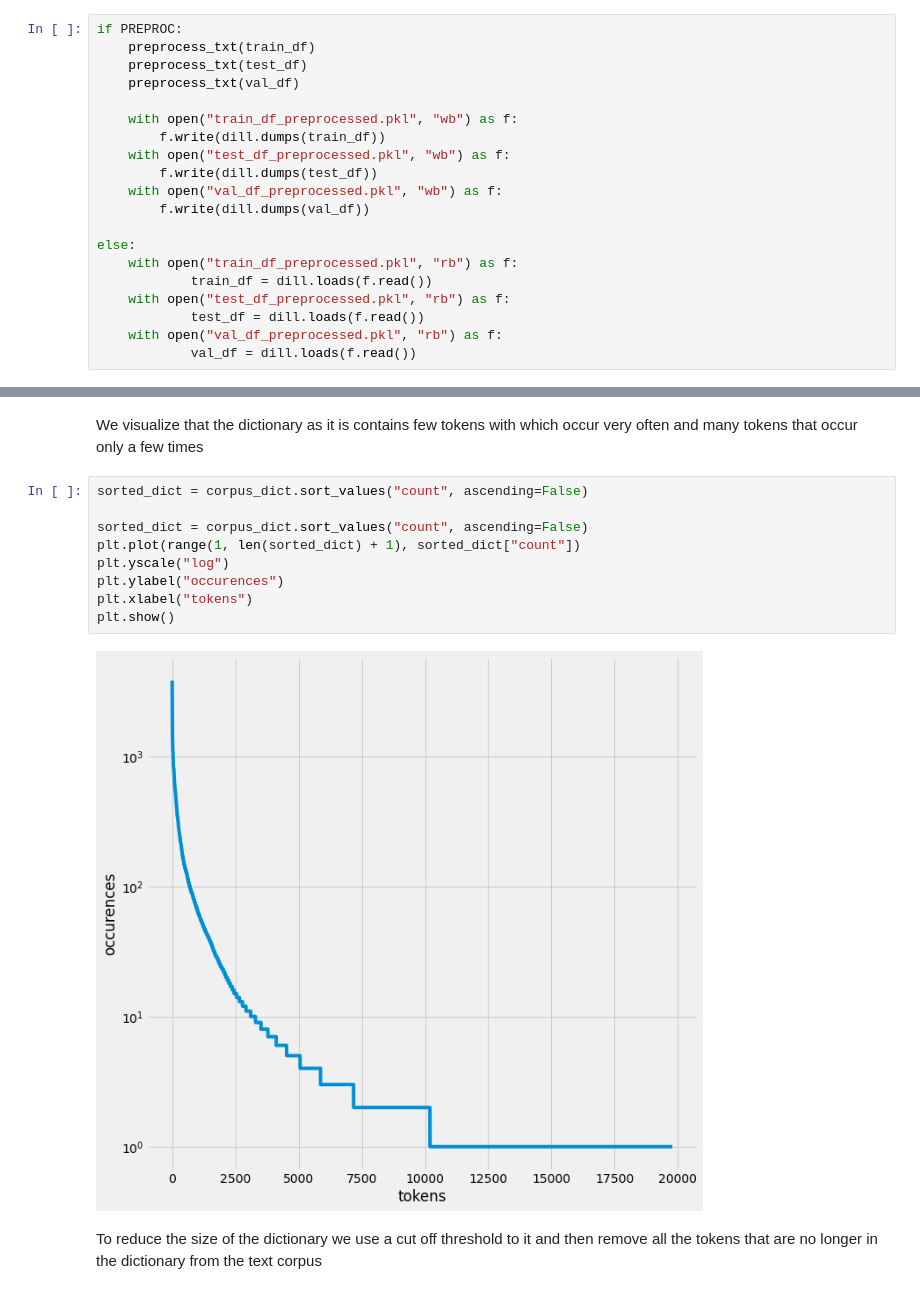
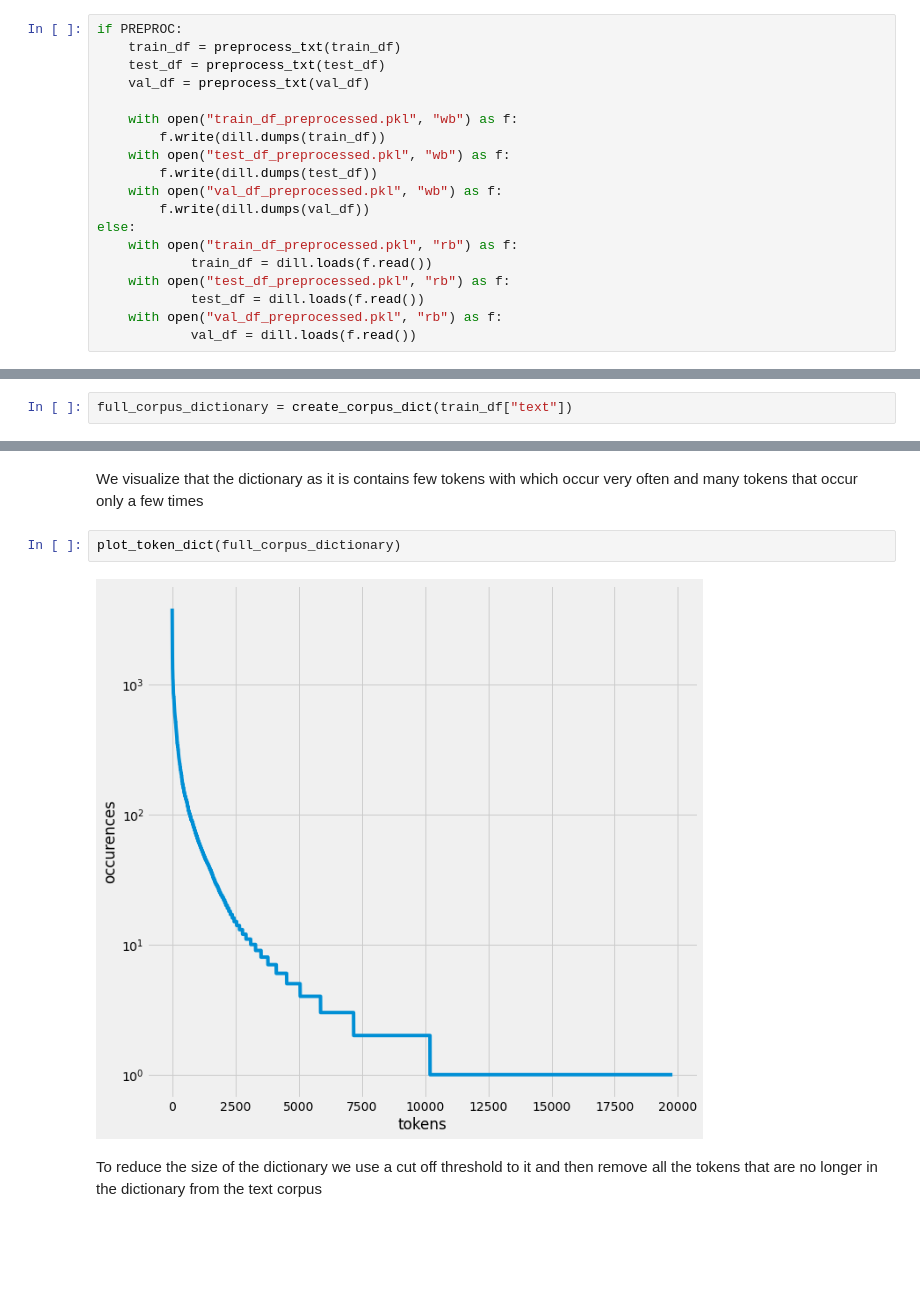
Before and after one commit to floxo115/nlp_assignment1, a Jupyter notebook: Assignment1.ipynb, the cells around one changed output, grey strips where cells are left out. Drawn from its saved outputs; the diff is of its cells as text; blank space fills up the shorter version.

```diff
--- a/Assignment1.ipynb
+++ b/Assignment1.ipynb
@@ -133,9 +146,9 @@ plt.show()
 We remove punctuations, set all words to lowercase, remove numbers and finally apply the Portstemmer on the text corpus
 # %%
 if PREPROC:
-    preprocess_txt(train_df)
-    preprocess_txt(test_df)
-    preprocess_txt(val_df)
+    train_df = preprocess_txt(train_df)
+    test_df = preprocess_txt(test_df)
+    val_df = preprocess_txt(val_df)
 
     with open("train_df_preprocessed.pkl", "wb") as f:
         f.write(dill.dumps(train_df))
@@ -143,7 +156,6 @@ if PREPROC:
         f.write(dill.dumps(test_df))
     with open("val_df_preprocessed.pkl", "wb") as f:
         f.write(dill.dumps(val_df))
-
 else:
     with open("train_df_preprocessed.pkl", "rb") as f:
             train_df = dill.loads(f.read())
@@ -169 +177,3 @@ token_counter = Counter((" ".join(train_df["text"].values).split(" ")))
+# %%
+full_corpus_dictionary = create_corpus_dict(train_df["text"])
 # %%
@@ -179,15 +183,8 @@ corpus_dict = corpus_dict.sample(frac=1).reset_index(drop=True)
 # %% [markdown]
 We visualize that the dictionary as it is contains few tokens with which occur very often and many tokens that occur only a few times
-# %%
-sorted_dict = corpus_dict.sort_values("count", ascending=False)
-
-sorted_dict = corpus_dict.sort_values("count", ascending=False)
-plt.plot(range(1, len(sorted_dict) + 1), sorted_dict["count"])
-plt.yscale("log")
-plt.ylabel("occurences")
-plt.xlabel("tokens")
-plt.show()
-# %% [output]
-[figure, removed]
+# %%
+plot_token_dict(full_corpus_dictionary)
+# %% [output]
+[figure, added]
 # %% [markdown]
 To reduce the size of the dictionary we use a cut off threshold to it and then remove all the tokens that are no longer in the dictionary from the text corpus
```
Also changed, not shown: parts of 43 cells of this notebook, 1 other file.
